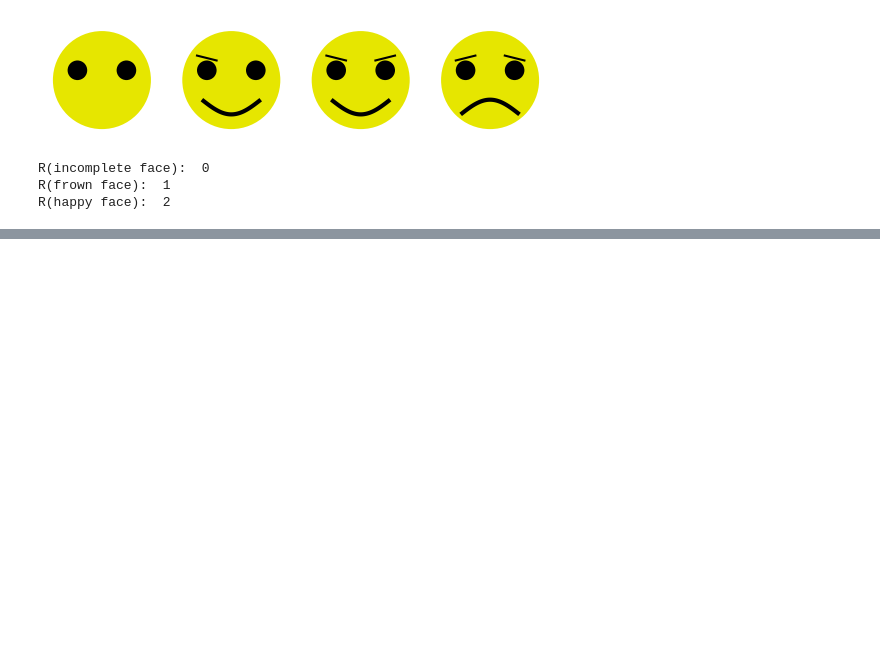
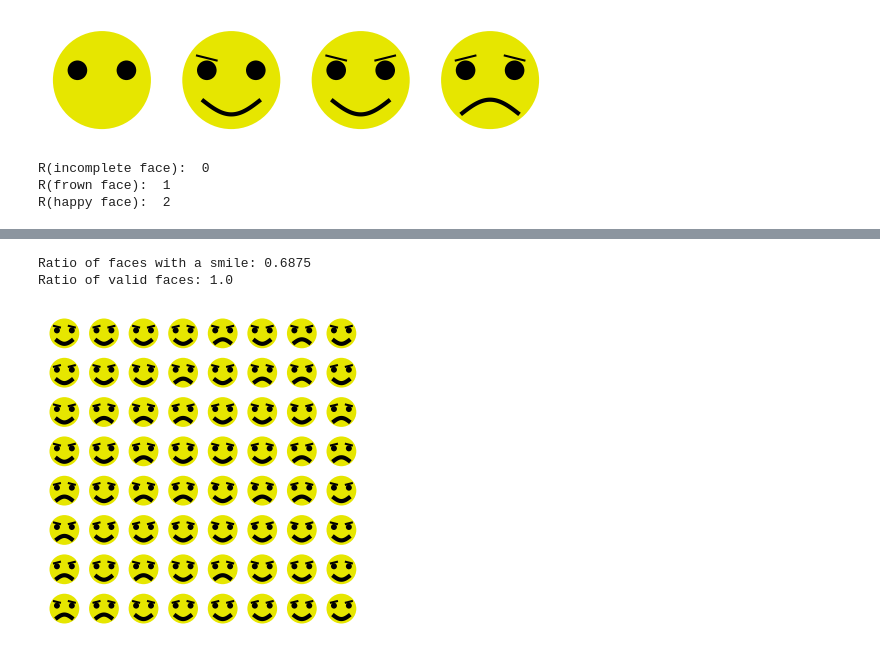
Before and after one commit to gangfang/littlegfn, a Jupyter notebook: face_generator.ipynb, the cells around one changed output, grey strips where cells are left out. Saved outputs shown, nothing was run; the diff lists cells and outputs as text; code cells hidden in the pictures; blank space fills up the shorter version.

```diff
--- a/face_generator.ipynb
+++ b/face_generator.ipynb
@@ -196,0 +300,11 @@ pp.yscale('log')
+# %%
+f, ax = pp.subplots(8,8,figsize=(4,4))
+print('Ratio of faces with a smile:', sum(['smile' in i for i in tb_sampled_faces[-128:]]) / 128)
+print('Ratio of valid faces:', sum([face_reward(i) > 0 for i in tb_sampled_faces[-128:]]) / 128)
+for i, face in enumerate(tb_sampled_faces[-64:]):
+  pp.sca(ax[i//8,i%8])
+  draw_face(face)
+# %% [output]
+Ratio of faces with a smile: 0.6875
+Ratio of valid faces: 1.0
+[figure, added]
```
Also changed, not shown: parts of 7 cells of this notebook.
